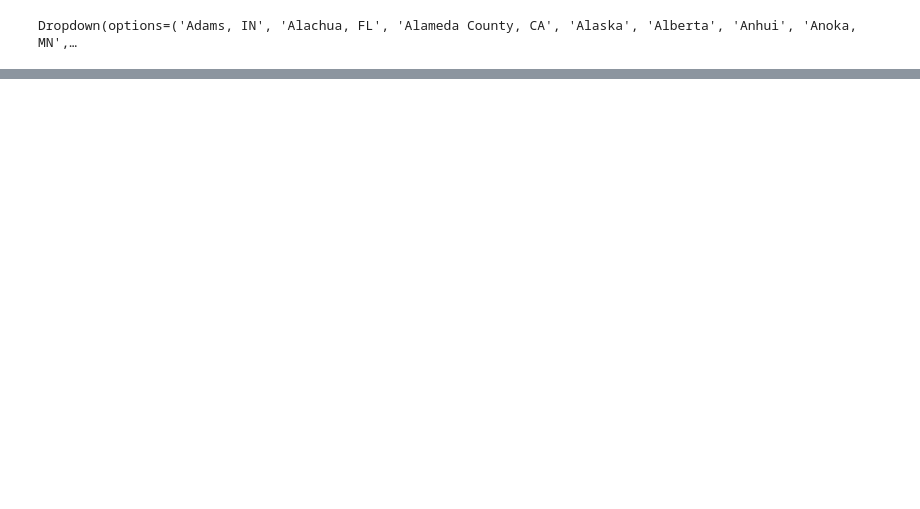
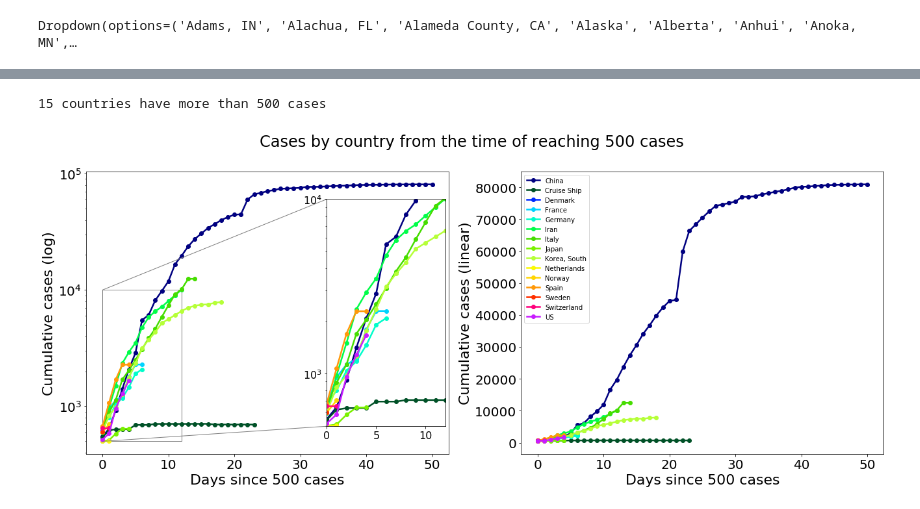
Before and after one commit to yaminibansal/COVID-19-viz, a Jupyter notebook: COVID_19_data.ipynb, the cells around one changed output, grey strips where cells are left out. Drawn from its saved outputs; the diff is of its cells as text; code cells hidden in the pictures; blank space fills up the shorter version.

```diff
--- a/COVID_19_data.ipynb
+++ b/COVID_19_data.ipynb
@@ -105,0 +153,58 @@ plt.show()
+# %%
+case_threshold = 500
+grouped = confirmed_df.groupby('Country/Region')
+countries = np.unique(grouped.filter(lambda x: x[dates[-1]].sum() > case_threshold)['Country/Region'].values)
+print(f'{len(countries)} countries have more than {case_threshold} cases')
+# %% [output]
+15 countries have more than 500 cases
+# %%
+y_label_fs = 22
+x_label_fs = 22
+legend_fs = 20
+y_ticks_fs = 20
+x_ticks_fs = 20
+title_fs = 24
+
+colormap = plt.cm.get_cmap('gist_ncar')
+num = 18
+colors = []
+color_inds = np.linspace(0, 255, num)
+for i in range(num):
+    colors.append(colormap(int(color_inds[i])))
+
+fig, (ax1, ax2) = plt.subplots(1, 2, figsize=(22, 8))
+axins = zoomed_inset_axes(ax1, 1.5, loc=7) # zoom-factor: 2.5, location: upper-left
+
+i = 0
+for country_name in countries:
+  country_case_count = np.sum(confirmed_df.loc[confirmed_df['Country/Region']==country_name].iloc[:, 4:].values, axis=0)
+  country_inds = np.where(country_case_count>case_threshold)[0]
+  ax1.plot(country_case_count[country_inds], '-o', color=colors[i], label=f'{country_name}', lw = 2.5)
+  axins.plot(country_case_count[country_inds], '-o', color=colors[i], label=f'{country_name}', lw = 2.5)
+  ax2.plot(country_case_count[country_inds], '-o', color=colors[i], label=f'{country_name}', lw = 2.5)
+  i+=1
+
+x1, x2, y1, y2 = 0, 12, 499, 10000 # specify the limits
+axins.set_xlim(x1, x2) # apply the x-limits
+axins.set_ylim(y1, y2) # apply the y-limits
+mark_inset(ax1, axins, loc1=2, loc2=3, fc="none", ec="0.5")
+
+ax1.tick_params(labelsize=x_ticks_fs)
+ax2.tick_params(labelsize=x_ticks_fs)
+axins.tick_params(labelsize=x_ticks_fs-4)
+
+ax1.set_ylabel('Cumulative cases (log)', fontsize=y_label_fs)
+ax2.set_ylabel('Cumulative cases (linear)', fontsize=y_label_fs)
+
+ax1.set_xlabel(f'Days since {case_threshold} cases', fontsize=y_label_fs)
+ax2.set_xlabel(f'Days since {case_threshold} cases', fontsize=y_label_fs)
+
+fig.suptitle(f'Cases by country from the time of reaching {case_threshold} cases', fontsize=title_fs)
+
+ax1.semilogy() ### Log scale on Y
+axins.semilogy() ### Log scale on Y
+
+ax2.legend()
+plt.show()
+# %% [output]
+[figure, added]
```
Also changed, not shown: parts of 19 cells of this notebook.
